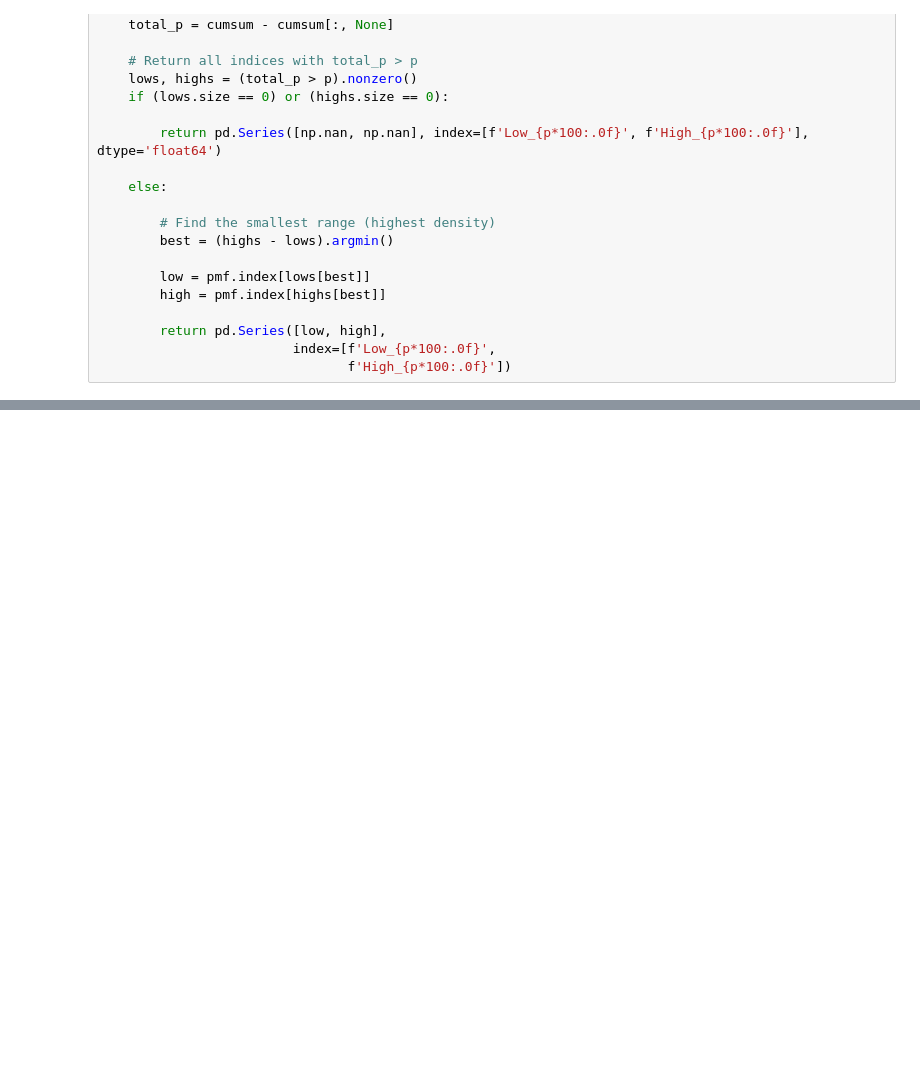
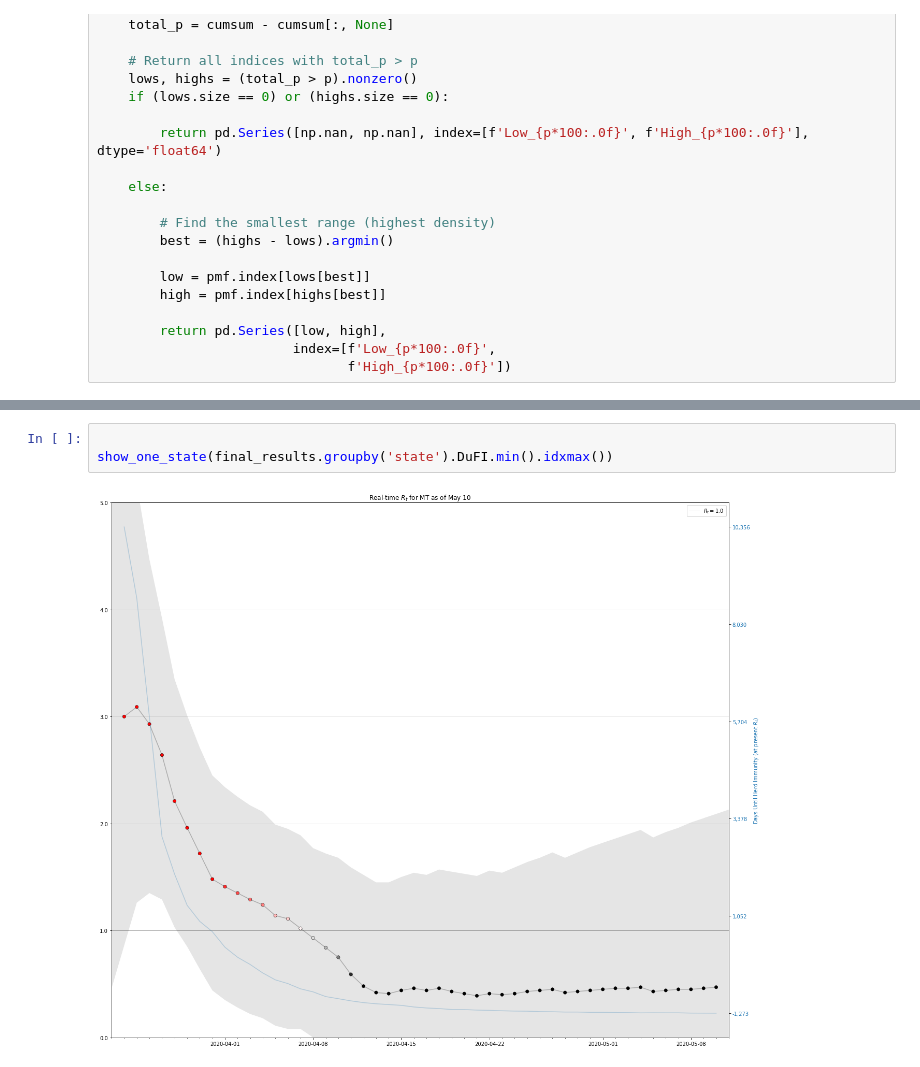
Before and after one commit to dbabbitt/notebooks, a Jupyter notebook: covid19/ipynb/Real-time Rt for One State.ipynb, the cells around one changed output, grey strips where cells are left out. Saved outputs shown, nothing was run; the diff lists cells and outputs as text; blank space fills up the shorter version.

```diff
--- a/covid19/ipynb/Real-time Rt for One State.ipynb
+++ b/covid19/ipynb/Real-time Rt for One State.ipynb
@@ -388,0 +150,5 @@ print(['datetime_idx.{}'.format(fn) for fn in dir(datetime_idx) if not fn.starts
+# %%
+
+show_one_state(final_results.groupby('state').DuFI.min().idxmax())
+# %% [output]
+[figure, added]
```
Also changed, not shown: parts of 18 cells of this notebook, 1 other file.
